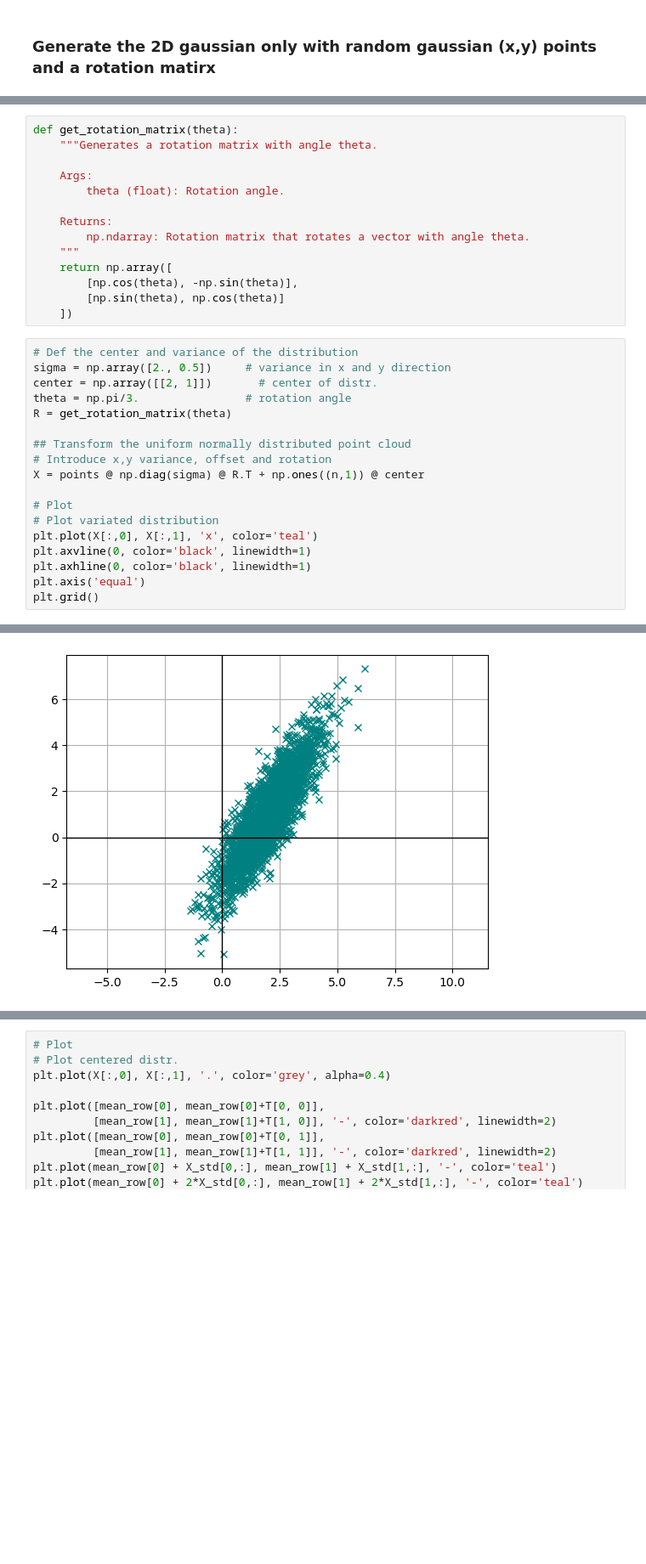
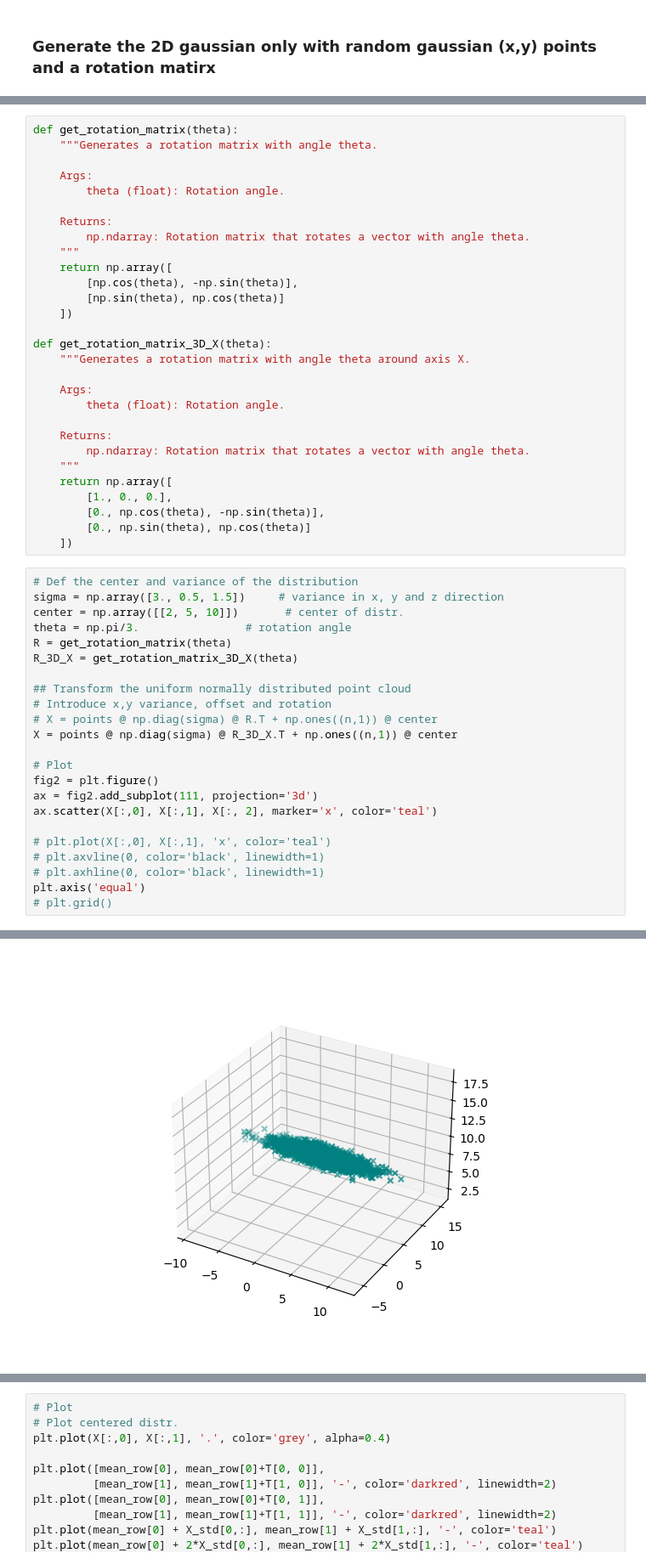
Before and after one commit to Veit21/ml_basics, a Jupyter notebook: notebooks/pca_test.ipynb, the cells around one changed output, grey strips where cells are left out. Shown at 85% size. Drawn from its saved outputs; the diff is of its cells as text; blank space fills up the shorter version.

```diff
--- a/notebooks/pca_test.ipynb
+++ b/notebooks/pca_test.ipynb
@@ -110,22 +120,42 @@ def get_rotation_matrix(theta):
         [np.cos(theta), -np.sin(theta)],
         [np.sin(theta), np.cos(theta)]
     ])
+
+def get_rotation_matrix_3D_X(theta):
+    """Generates a rotation matrix with angle theta around axis X.
+
+    Args:
+        theta (float): Rotation angle.
+
+    Returns:
+        np.ndarray: Rotation matrix that rotates a vector with angle theta.
+    """
+    return np.array([
+        [1., 0., 0.],
+        [0., np.cos(theta), -np.sin(theta)],
+        [0., np.sin(theta), np.cos(theta)]
+    ])
 # %%
 # Def the center and variance of the distribution
-sigma = np.array([2., 0.5])     # variance in x and y direction
-center = np.array([[2, 1]])       # center of distr.
+sigma = np.array([3., 0.5, 1.5])     # variance in x, y and z direction
+center = np.array([[2, 5, 10]])       # center of distr.
 theta = np.pi/3.                # rotation angle
 R = get_rotation_matrix(theta)
+R_3D_X = get_rotation_matrix_3D_X(theta)
 
 ## Transform the uniform normally distributed point cloud
 # Introduce x,y variance, offset and rotation
-X = points @ np.diag(sigma) @ R.T + np.ones((n,1)) @ center
+# X = points @ np.diag(sigma) @ R.T + np.ones((n,1)) @ center
+X = points @ np.diag(sigma) @ R_3D_X.T + np.ones((n,1)) @ center
 
 # Plot
-# Plot variated distribution
-plt.plot(X[:,0], X[:,1], 'x', color='teal')
-plt.axvline(0, color='black', linewidth=1)
-plt.axhline(0, color='black', linewidth=1)
+fig2 = plt.figure()
+ax = fig2.add_subplot(111, projection='3d')
+ax.scatter(X[:,0], X[:,1], X[:, 2], marker='x', color='teal')
+
+# plt.plot(X[:,0], X[:,1], 'x', color='teal')
+# plt.axvline(0, color='black', linewidth=1)
+# plt.axhline(0, color='black', linewidth=1)
 plt.axis('equal')
-plt.grid()
+# plt.grid()
 # %% [output]
@@ -132,4 +168,4 @@ plt.grid()
-[figure, old version]
+[figure, new version]
 # %%
 # Get the mean rows
 mean_row = np.mean(X, axis=0)
```
Also changed, not shown: parts of 22 cells of this notebook.
